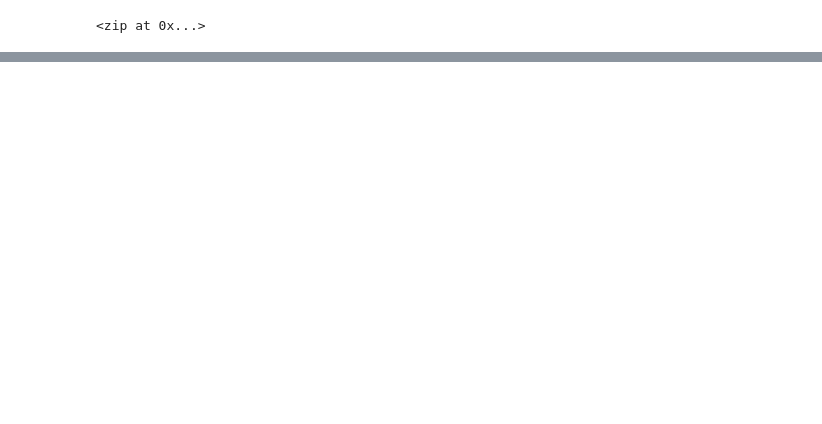
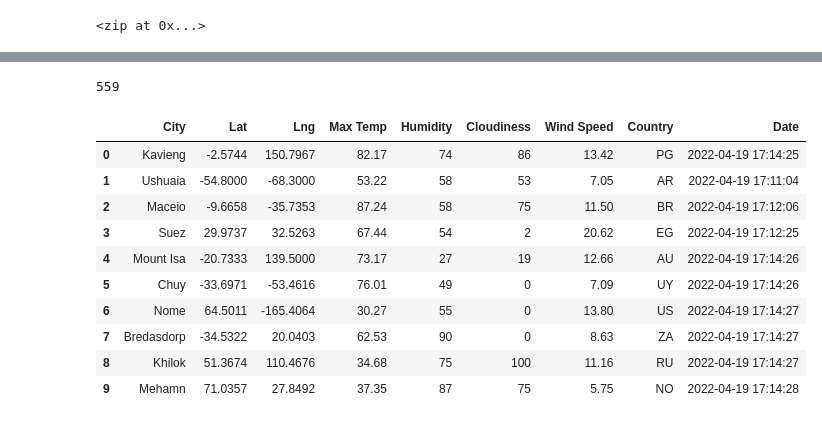
Before and after one commit to Spope20/World_Weather_Analysis, a Jupyter notebook: WeatherPy.ipynb, the cells around one changed output, grey strips where cells are left out. Cells and saved outputs as stored; diff of their text form; code cells hidden in the pictures; blank space fills up the shorter version.

Commit message:
Added randomly generated city data pulled from the open weather API

```diff
--- a/WeatherPy.ipynb
+++ b/WeatherPy.ipynb
@@ -31,0 +36,4 @@ len(cities)
+# %%
+# Starting URL for Weather Map API Call.
+url = "http://api.openweathermap.org/data/2.5/weather?units=Imperial&APPID=" + weather_api_key
+print(url)
@@ -31,0 +122,20 @@ len(cities)
+# %%
+len(city_data)
+# %% [output]
+559
+# %%
+# Convert the array of dictionaries to a Pandas DataFrame.
+city_data_df = pd.DataFrame(city_data)
+city_data_df.head(10)
+# %% [output]
+|  | City | Lat | Lng | Max Temp | Humidity | Cloudiness | Wind Speed | Country | Date |
+| 0 | Kavieng | -2.5744 | 150.7967 | 82.17 | 74 | 86 | 13.42 | PG | 2022-04-19 17:14:25 |
+| 1 | Ushuaia | -54.8000 | -68.3000 | 53.22 | 58 | 53 | 7.05 | AR | 2022-04-19 17:11:04 |
+| 2 | Maceio | -9.6658 | -35.7353 | 87.24 | 58 | 75 | 11.50 | BR | 2022-04-19 17:12:06 |
+| 3 | Suez | 29.9737 | 32.5263 | 67.44 | 54 | 2 | 20.62 | EG | 2022-04-19 17:12:25 |
+| 4 | Mount Isa | -20.7333 | 139.5000 | 73.17 | 27 | 19 | 12.66 | AU | 2022-04-19 17:14:26 |
+| 5 | Chuy | -33.6971 | -53.4616 | 76.01 | 49 | 0 | 7.09 | UY | 2022-04-19 17:14:26 |
+| 6 | Nome | 64.5011 | -165.4064 | 30.27 | 55 | 0 | 13.80 | US | 2022-04-19 17:14:27 |
+| 7 | Bredasdorp | -34.5322 | 20.0403 | 62.53 | 90 | 0 | 8.63 | ZA | 2022-04-19 17:14:27 |
+| 8 | Khilok | 51.3674 | 110.4676 | 34.68 | 75 | 100 | 11.16 | RU | 2022-04-19 17:14:27 |
+| 9 | Mehamn | 71.0357 | 27.8492 | 37.35 | 87 | 75 | 5.75 | NO | 2022-04-19 17:14:28 |
```
Also changed, not shown: parts of 6 cells of this notebook, 3 other files.
